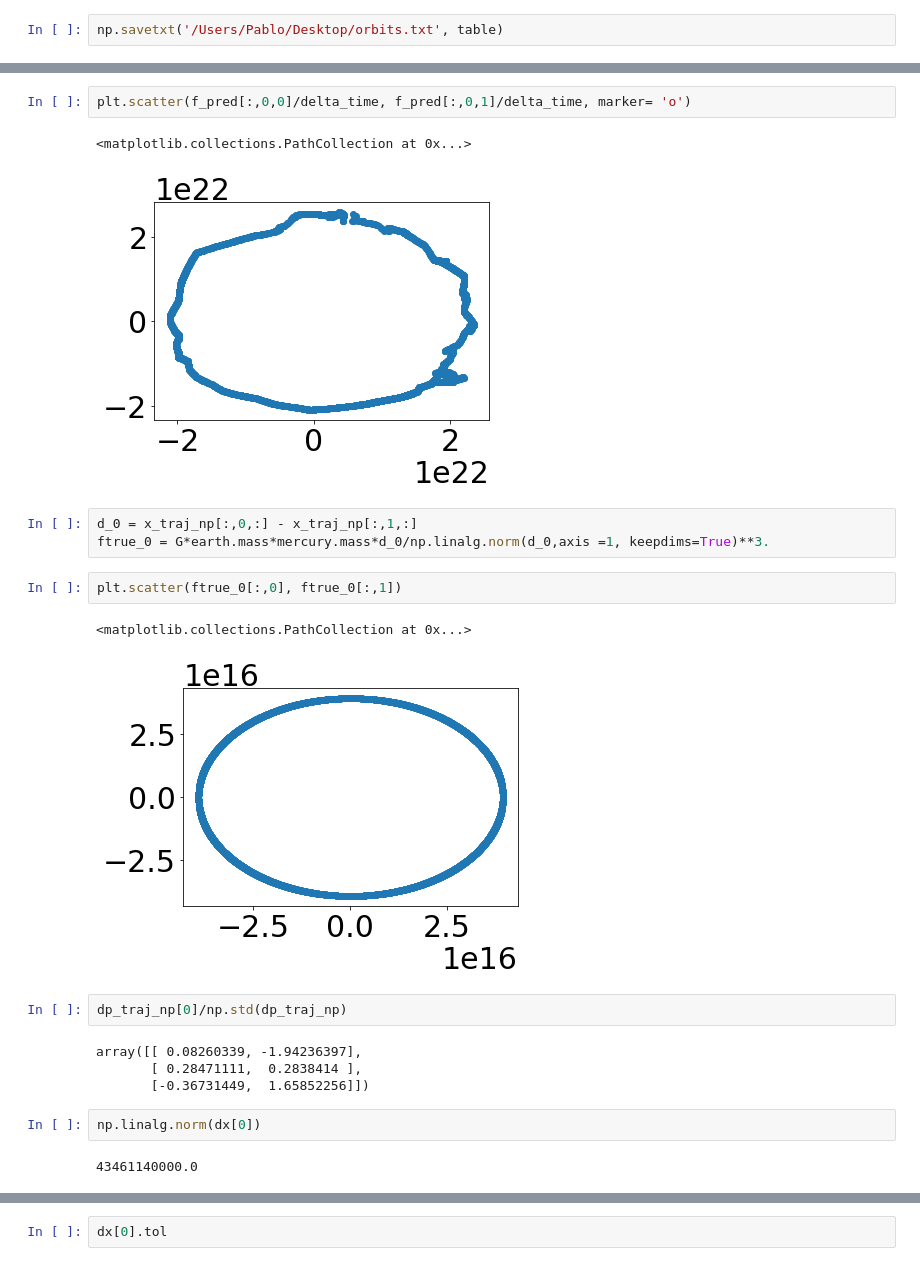
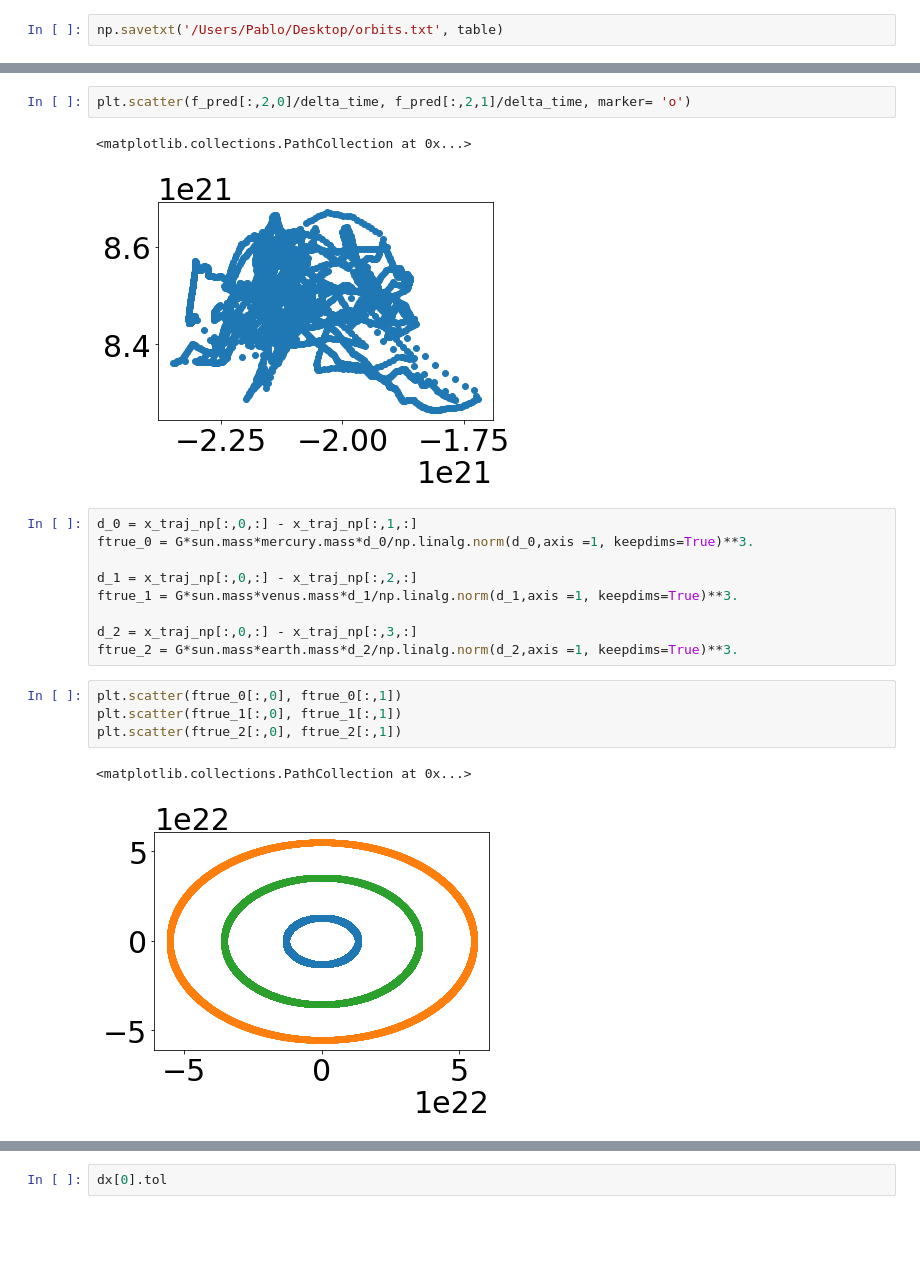
Before and after one commit to Pablo-Lemos/orbits, a Jupyter notebook: planets_graphnets.ipynb, the cells around one changed output, grey strips where cells are left out. Saved outputs shown, nothing was run; the diff lists cells and outputs as text; blank space fills up the shorter version.

```diff
--- a/planets_graphnets.ipynb
+++ b/planets_graphnets.ipynb
@@ -599,23 +756,21 @@ array([[1.98892e+30],
 # %%
-plt.scatter(f_pred[:,0,0]/delta_time, f_pred[:,0,1]/delta_time, marker= 'o')
+plt.scatter(f_pred[:,2,0]/delta_time, f_pred[:,2,1]/delta_time, marker= 'o')
 # %% [output]
 <matplotlib.collections.PathCollection at 0x...>
-[figure, old version]
+[figure, new version]
 # %%
 d_0 = x_traj_np[:,0,:] - x_traj_np[:,1,:]
-ftrue_0 = G*earth.mass*mercury.mass*d_0/np.linalg.norm(d_0,axis =1, keepdims=True)**3.
+ftrue_0 = G*sun.mass*mercury.mass*d_0/np.linalg.norm(d_0,axis =1, keepdims=True)**3.
+
+d_1 = x_traj_np[:,0,:] - x_traj_np[:,2,:]
+ftrue_1 = G*sun.mass*venus.mass*d_1/np.linalg.norm(d_1,axis =1, keepdims=True)**3.
+
+d_2 = x_traj_np[:,0,:] - x_traj_np[:,3,:]
+ftrue_2 = G*sun.mass*earth.mass*d_2/np.linalg.norm(d_2,axis =1, keepdims=True)**3.
 # %%
 plt.scatter(ftrue_0[:,0], ftrue_0[:,1])
+plt.scatter(ftrue_1[:,0], ftrue_1[:,1])
+plt.scatter(ftrue_2[:,0], ftrue_2[:,1])
 # %% [output]
 <matplotlib.collections.PathCollection at 0x...>
-[figure, old version]
+[figure, new version]
-# %%
-dp_traj_np[0]/np.std(dp_traj_np)
-# %% [output]
-array([[ 0.08260339, -1.94236397],
-       [ 0.28471111,  0.2838414 ],
-       [-0.36731449,  1.65852256]])
-# %%
-np.linalg.norm(dx[0])
-# %% [output]
-43461140000.0
```
Also changed, not shown: parts of 32 cells of this notebook.
